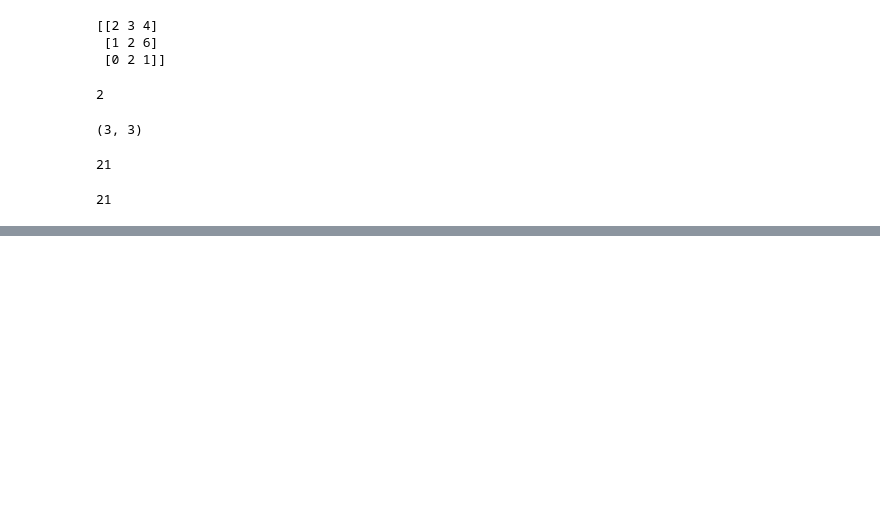
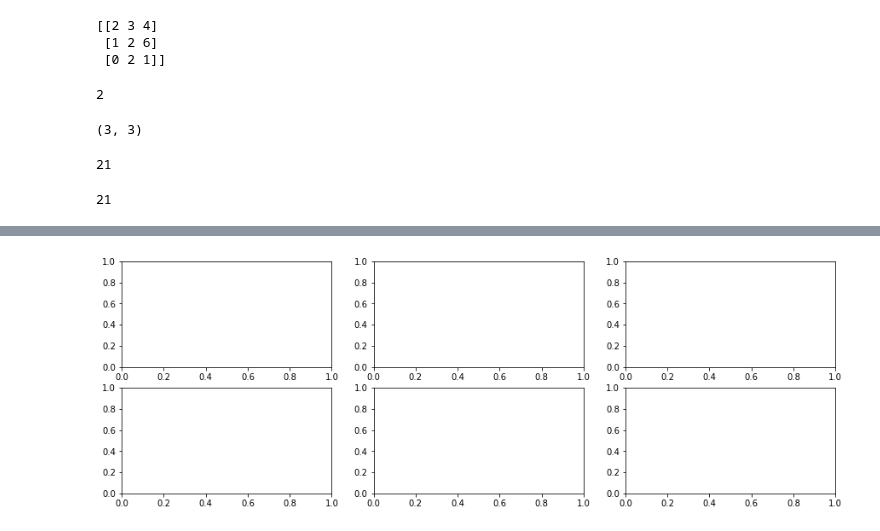
Before and after one commit to nectifurkn455/machine_learning, a Jupyter notebook: ISLP/Labs/chapter2lab.ipynb, the cells around one changed output, grey strips where cells are left out. Saved outputs shown, nothing was run; the diff lists cells and outputs as text; code cells hidden in the pictures; blank space fills up the shorter version.

```diff
--- a/ISLP/Labs/chapter2lab.ipynb
+++ b/ISLP/Labs/chapter2lab.ipynb
@@ -28,0 +123,6 @@ np.sum(z)
+# %%
+fig , axes = subplots(nrows=2,
+ncols=3,
+figsize =(15, 5))
+# %% [output]
+[figure, added]
```
Also changed, not shown: parts of 19 cells of this notebook, 3 other files.
